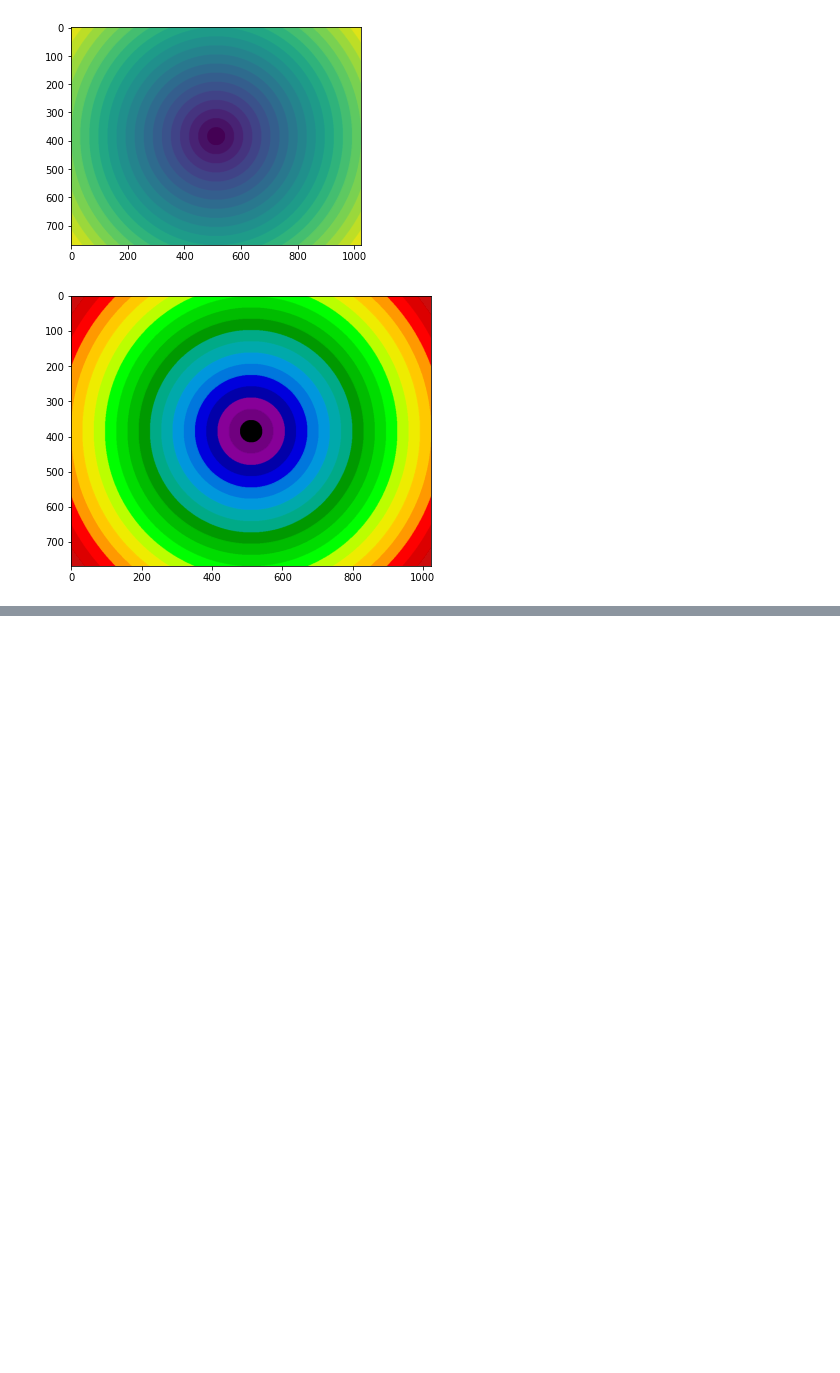
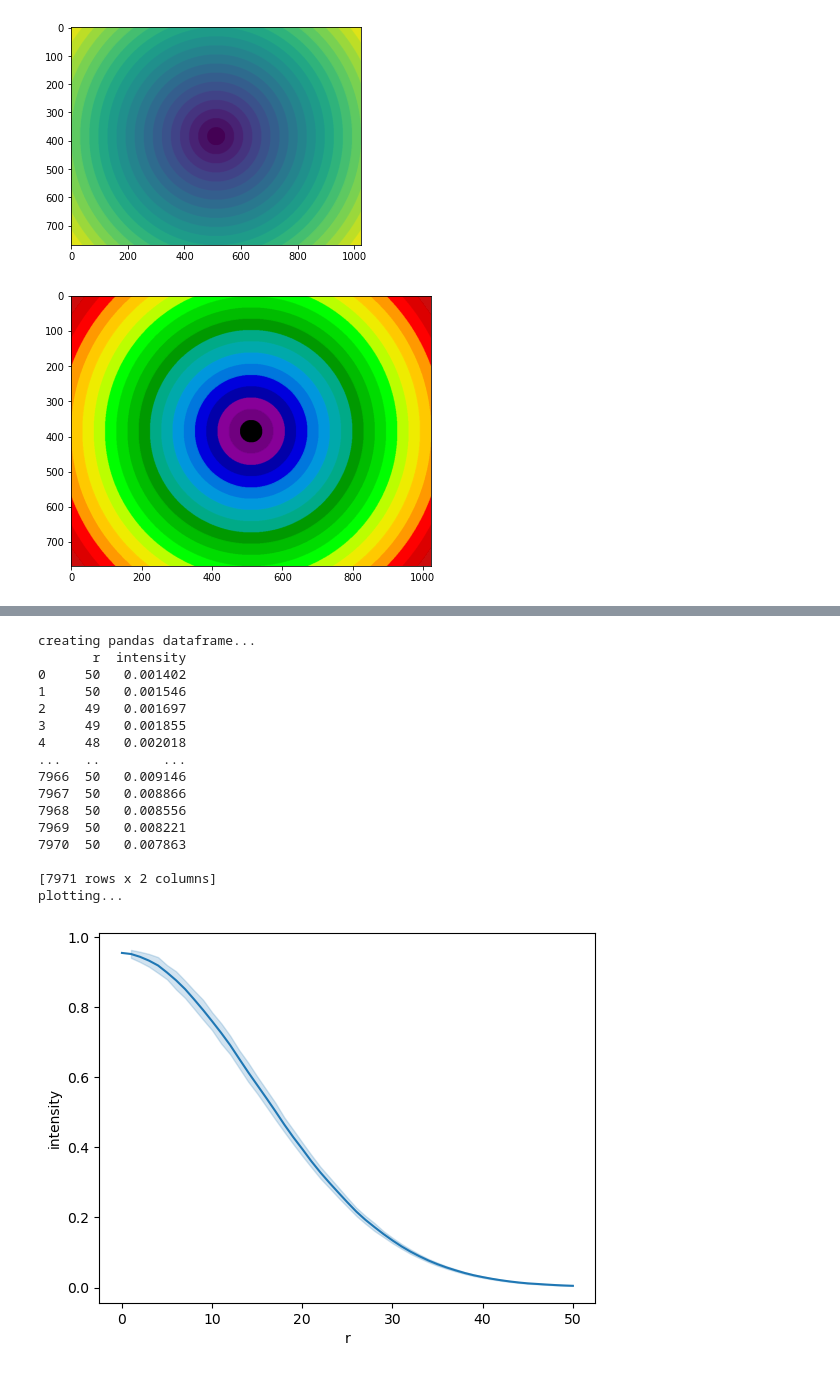
Before and after one commit to lin-eugene/tomo-analysis-pipeline, a Jupyter notebook: distributions.ipynb, the cells around one changed output, grey strips where cells are left out. Cells and saved outputs as stored; diff of their text form; code cells hidden in the pictures; blank space fills up the shorter version.

```diff
--- a/distributions.ipynb
+++ b/distributions.ipynb
@@ -281,0 +408,31 @@ Calculating spatial autocorrelations
+# %%
+
+"""
+Using pandas dataframe and seaborn plotting library to visualise mean and std
+"""
+print('creating pandas dataframe...')
+dataset = pd.DataFrame({'r': r_ravel, 'intensity': kernel_ravel}, columns=['r','intensity'])
+print(dataset)
+
+print('plotting...')
+plt.figure()
+sns.lineplot(data=dataset, x="r", y="intensity", err_style='band', ci=95)
+plt.show()
+# %% [output]
+creating pandas dataframe...
+       r  intensity
+0     50   0.001402
+1     50   0.001546
+2     49   0.001697
+3     49   0.001855
+4     48   0.002018
+...   ..        ...
+7966  50   0.009146
+7967  50   0.008866
+7968  50   0.008556
+7969  50   0.008221
+7970  50   0.007863
+
+[7971 rows x 2 columns]
+plotting...
+[figure, added]
```
Also changed, not shown: parts of 7 cells of this notebook, 1 other file.
